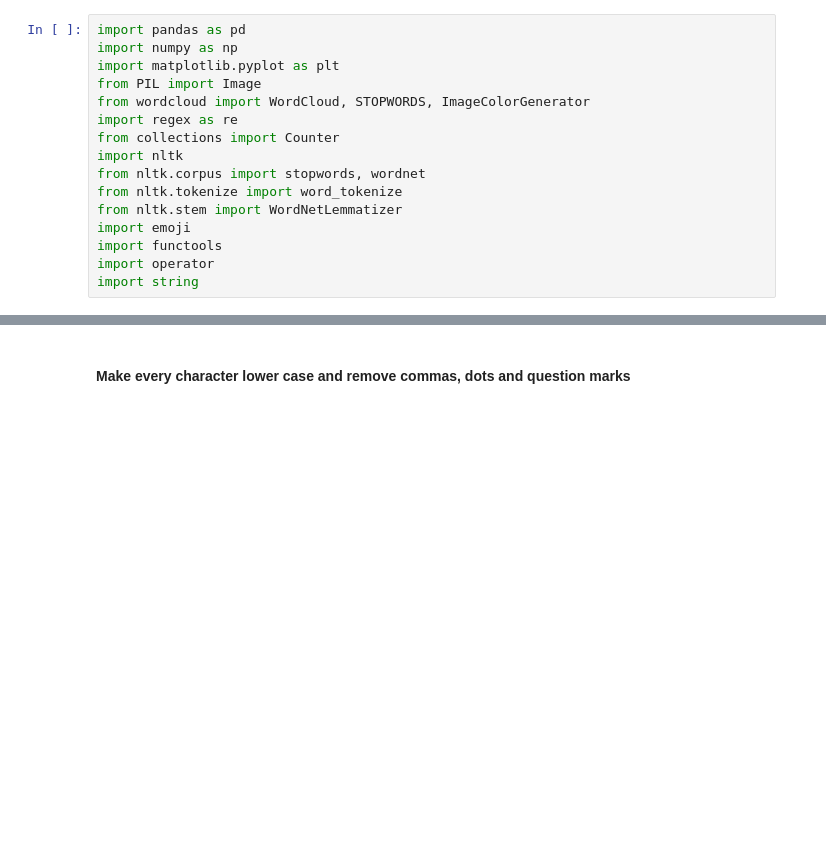
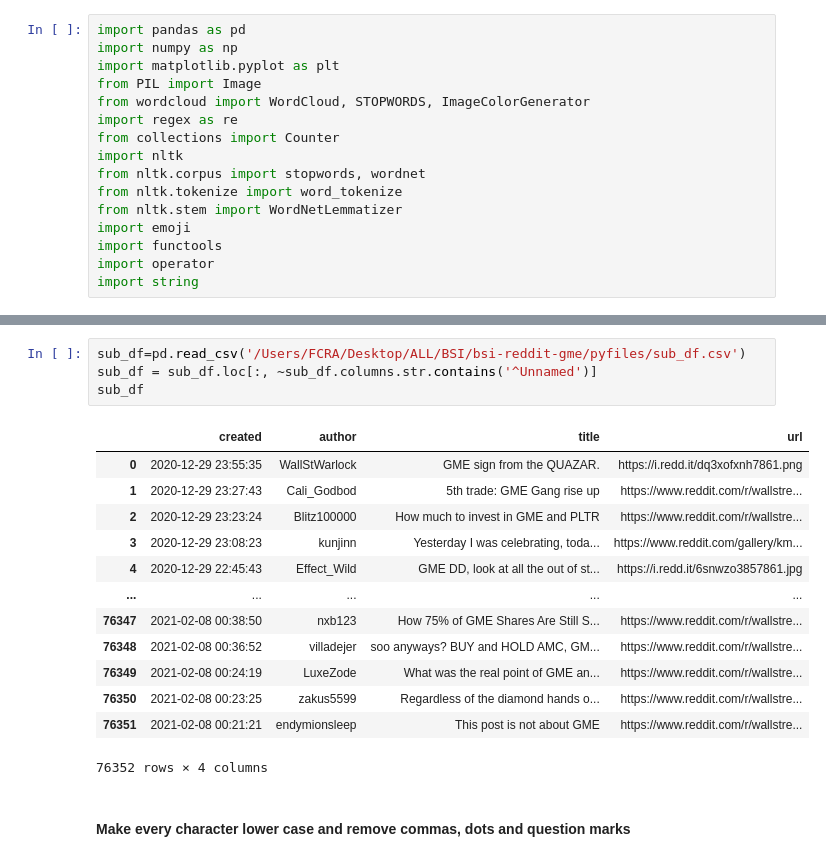
Before and after one commit to argenz/bsi-reddit-gme, a Jupyter notebook: Notebooks/words count and lemmatization.ipynb, the cells around one changed output, grey strips where cells are left out. Saved outputs shown, nothing was run; the diff lists cells and outputs as text; blank space fills up the shorter version.

```diff
--- a/Notebooks/words count and lemmatization.ipynb
+++ b/Notebooks/words count and lemmatization.ipynb
@@ -36,3 +19,21 @@ sub_df
+# %%
+sub_df=pd.read_csv('/Users/FCRA/Desktop/ALL/BSI/bsi-reddit-gme/pyfiles/sub_df.csv')
+sub_df = sub_df.loc[:, ~sub_df.columns.str.contains('^Unnamed')]
+sub_df
+# %% [output]
+|  | created | author | title | url |
+| 0 | 2020-12-29 23:55:35 | WallStWarlock | GME sign from the QUAZAR. | https://i.redd.it/dq3xofxnh7861.png |
+| 1 | 2020-12-29 23:27:43 | Cali_Godbod | 5th trade: GME Gang rise up | https://www.reddit.com/r/wallstre... |
+| 2 | 2020-12-29 23:23:24 | Blitz100000 | How much to invest in GME and PLTR | https://www.reddit.com/r/wallstre... |
+| 3 | 2020-12-29 23:08:23 | kunjinn | Yesterday I was celebrating, toda... | https://www.reddit.com/gallery/km... |
+| 4 | 2020-12-29 22:45:43 | Effect_Wild | GME DD, look at all the out of st... | https://i.redd.it/6snwzo3857861.jpg |
+| ... | ... | ... | ... | ... |
+| 76347 | 2021-02-08 00:38:50 | nxb123 | How 75% of GME Shares Are Still S... | https://www.reddit.com/r/wallstre... |
+| 76348 | 2021-02-08 00:36:52 | villadejer | soo anyways? BUY and HOLD AMC, GM... | https://www.reddit.com/r/wallstre... |
+| 76349 | 2021-02-08 00:24:19 | LuxeZode | What was the real point of GME an... | https://www.reddit.com/r/wallstre... |
+| 76350 | 2021-02-08 00:23:25 | zakus5599 | Regardless of the diamond hands o... | https://www.reddit.com/r/wallstre... |
+| 76351 | 2021-02-08 00:21:21 | endymionsleep | This post is not about GME | https://www.reddit.com/r/wallstre... |
+76352 rows × 4 columns
 # %% [markdown]
 #### Make every character lower case and remove commas, dots and question marks
 # %%
```
Also changed, not shown: parts of 11 cells of this notebook, 6 other files.
